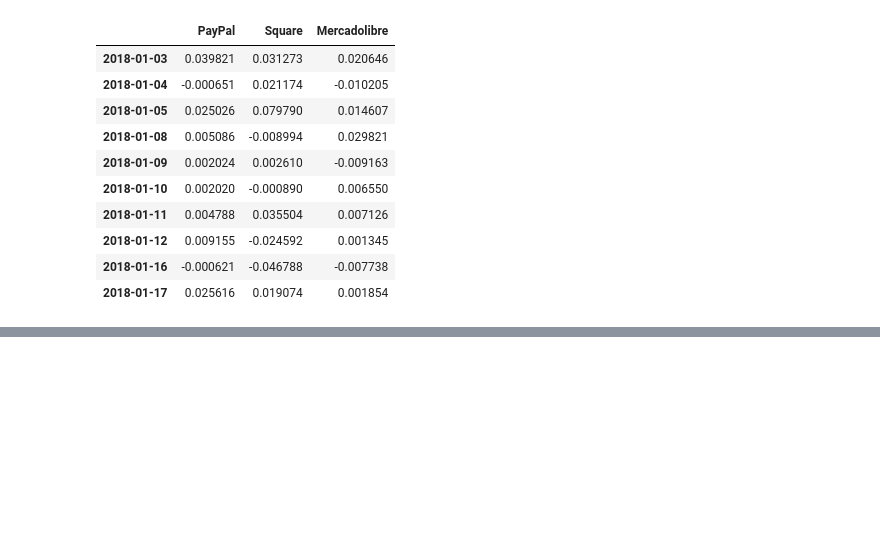
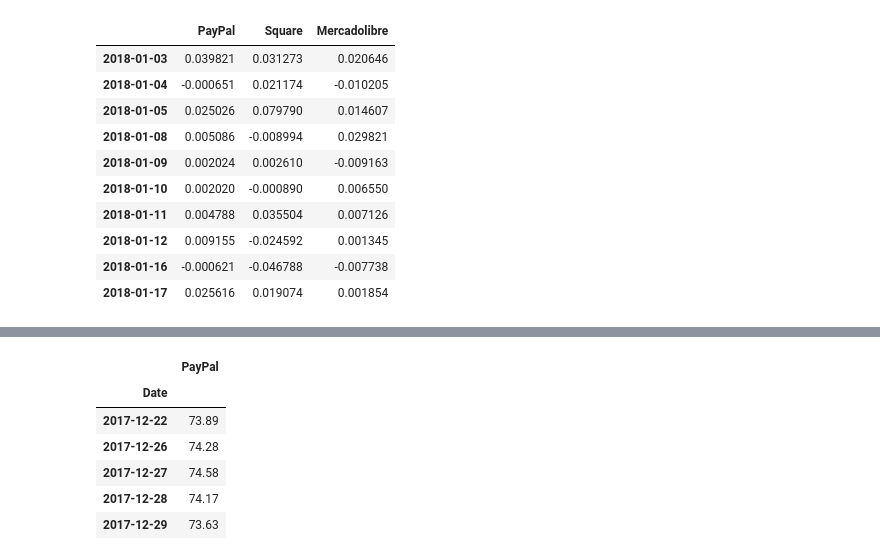
Before and after one commit to dmwalls24/FinTech_Portfolio_Dash, a Jupyter notebook: notebooks/samuel's_notebooks/Notebook(std).ipynb, the cells around one changed output, grey strips where cells are left out. Cells and saved outputs as stored; diff of their text form; code cells hidden in the pictures; blank space fills up the shorter version.

```diff
--- a/notebooks/samuel's_notebooks/Notebook(std).ipynb
+++ b/notebooks/samuel's_notebooks/Notebook(std).ipynb
@@ -82,3 +82,16 @@ fintech_std = fintech_returns.rolling(window=21).std()
 fintech_std.hvplot.line(label = "Standard Deviation Between 2018 - 2021", xlabel = "Date", ylabel = "Price")
 # %% [output]
 [interactive output not drawn]
+# %%
+csv_path = Path("./stock_data/first_half.csv/")
+first_half_data = pd.read_csv(csv_path, index_col = "Date")
+first_half_data.sort_index(ascending = True, inplace = True)
+first_half_data.tail()
+# %% [output]
+|  | PayPal |
+| Date |  |
+| 2017-12-22 | 73.89 |
+| 2017-12-26 | 74.28 |
+| 2017-12-27 | 74.58 |
+| 2017-12-28 | 74.17 |
+| 2017-12-29 | 73.63 |
```
Also changed, not shown: parts of 18 cells of this notebook, 9 other files.
